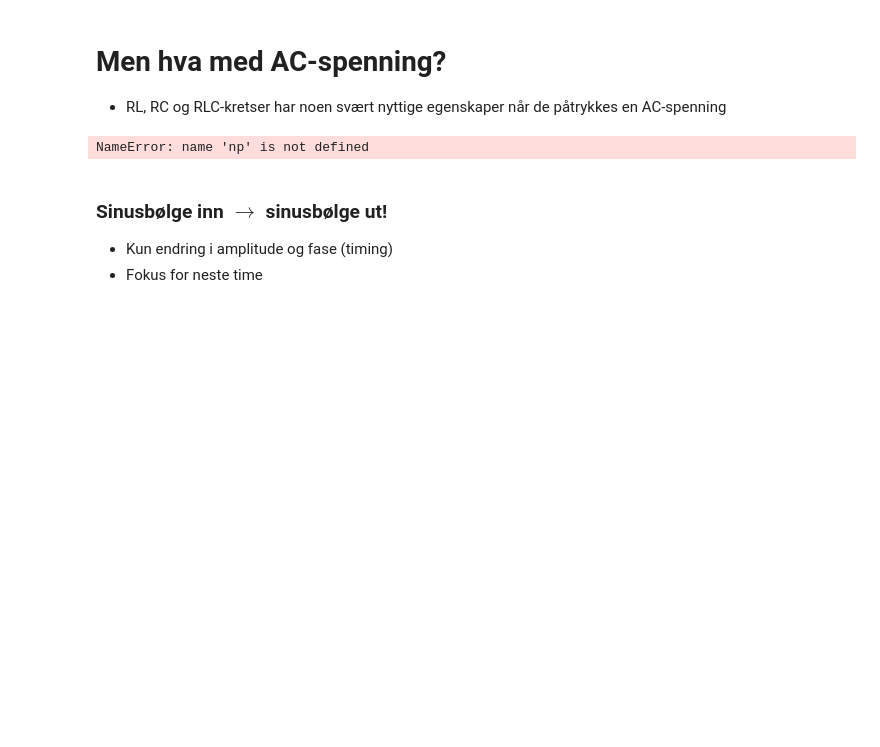
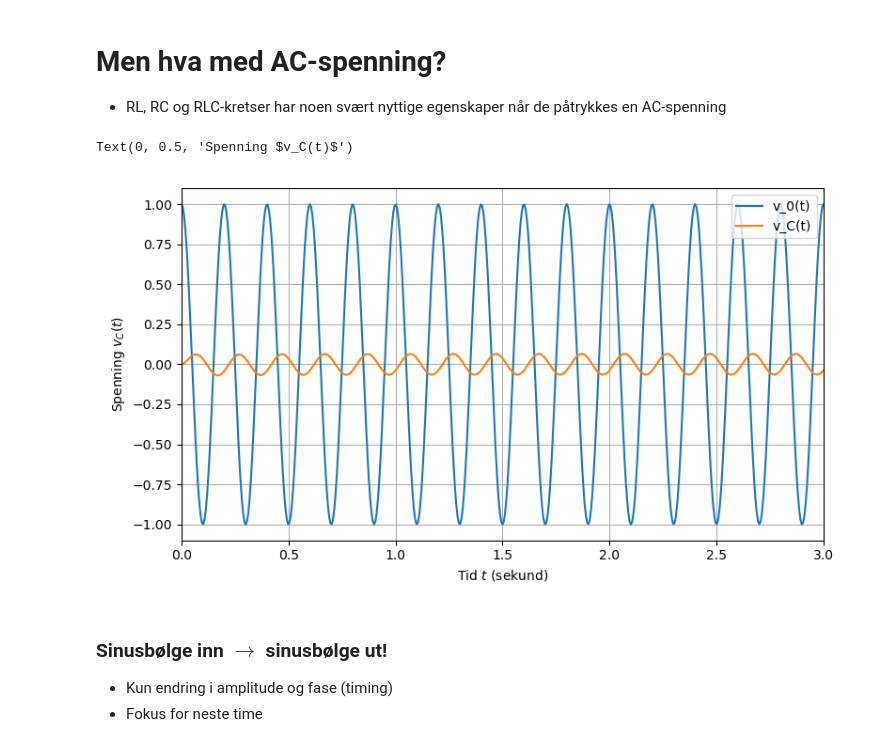
Before and after one commit to kaierih/AIS1004_Forelesninger, a Jupyter notebook: Uke07_Intro_RLC.ipynb, the cells around one changed output. Saved outputs shown, nothing was run; the diff lists cells and outputs as text; code cells hidden in the pictures; blank space fills up the shorter version.

```diff
--- a/Uke07_Intro_RLC.ipynb
+++ b/Uke07_Intro_RLC.ipynb
@@ -507,25 +507,26 @@ plotCircuitResponse(xi, w_0)
 * RL, RC og RLC-kretser har noen svært nyttige egenskaper når de påtrykkes en AC-spenning
 # %%
 
-t = np.linspace(0, 1, 501)
+t = np.linspace(0, 3, 501)
 v0 = np.cos(2*np.pi*5*t)
 
 xi = 2.0 # Dempingsrate
 w_0 = 10 # Naturlig frekvens (rad/s)
 
 
 
 RLC_circ = sig.TransferFunction([w_0**2], [1, 2*xi*w_0, w_0**2]) # Forklares senere
 _, v_C, _= RLC_circ.output(v0, t) # v_C(t) når v_0(t) = 1V
 
 plt.figure()
 plt.plot(t, v0, label=r"v_0(t)")
 plt.plot(t, v_C, label=r"v_C(t)")
 plt.legend()
 plt.xlabel("Tid $t$ (sekund)")
 plt.ylabel("Spenning $v_C(t)$")
 # %% [output]
-NameError: name 'np' is not defined
+Text(0, 0.5, 'Spenning $v_C(t)$')
+[figure, added]
 # %% [markdown]
 ### **Sinusbølge inn $\rightarrow$ sinusbølge ut!**
 * Kun endring i amplitude og fase (timing)
```
Also changed, not shown: parts of 2 cells of this notebook.
